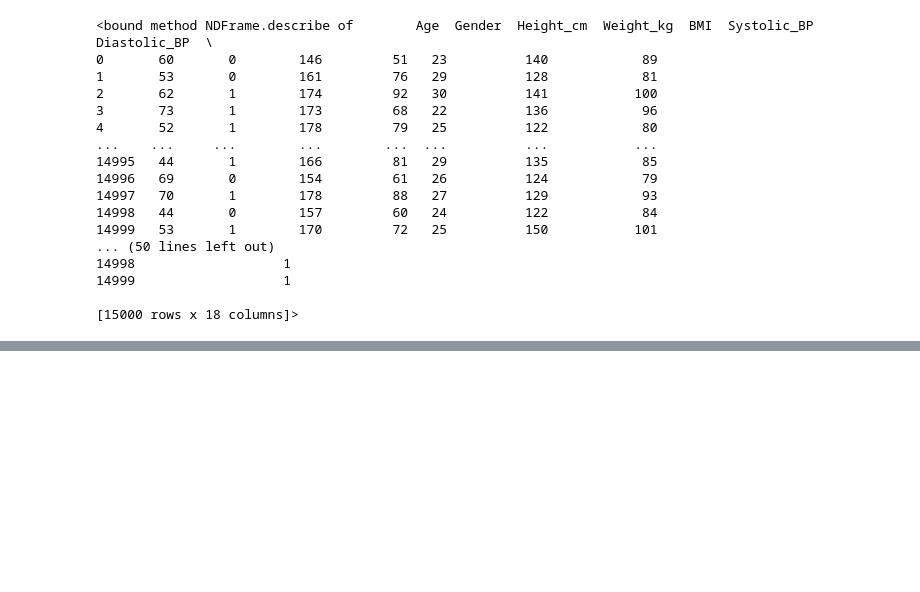
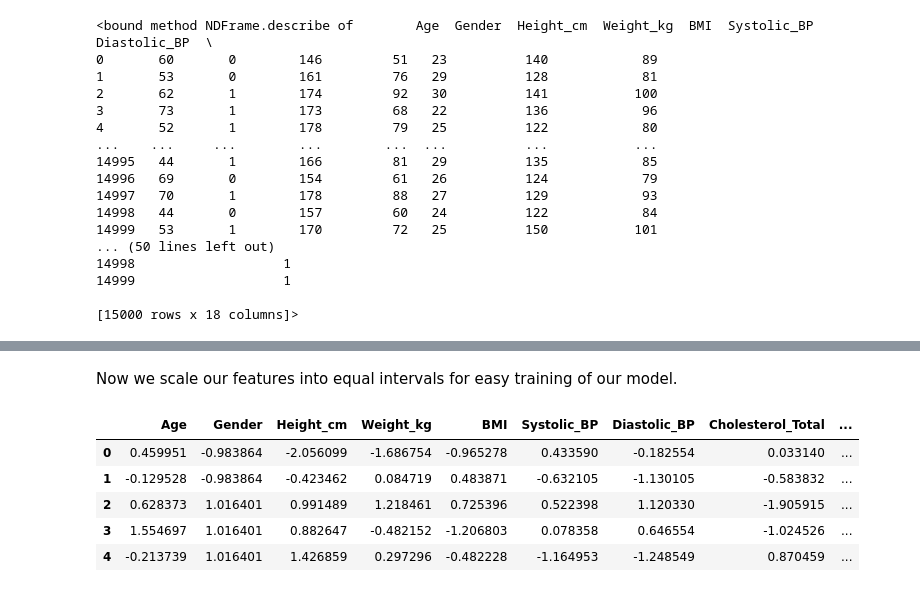
Before and after one commit to Isaackjoshua/Cardiovascular-Disease-Risk-Prediction-Model, a Jupyter notebook: models/model.ipynb, the cells around one changed output, grey strips where cells are left out. Saved outputs shown, nothing was run; the diff lists cells and outputs as text; code cells hidden in the pictures; blank space fills up the shorter version.

```diff
--- a/models/model.ipynb
+++ b/models/model.ipynb
@@ -107,0 +152,13 @@ df.describe
+# %% [markdown]
+Now we scale our features into equal  intervals for easy training of our model.
+# %%
+scaler = StandardScaler()
+df = pd.DataFrame(scaler.fit_transform(df), columns=df.columns)
+df.head()
+# %% [output]
+|  | Age | Gender | Height_cm | Weight_kg | BMI | Systolic_BP | Diastolic_BP | Cholesterol_Total | ... |
+| 0 | 0.459951 | -0.983864 | -2.056099 | -1.686754 | -0.965278 | 0.433590 | -0.182554 | 0.033140 | ... |
+| 1 | -0.129528 | -0.983864 | -0.423462 | 0.084719 | 0.483871 | -0.632105 | -1.130105 | -0.583832 | ... |
+| 2 | 0.628373 | 1.016401 | 0.991489 | 1.218461 | 0.725396 | 0.522398 | 1.120330 | -1.905915 | ... |
+| 3 | 1.554697 | 1.016401 | 0.882647 | -0.482152 | -1.206803 | 0.078358 | 0.646554 | -1.024526 | ... |
+| 4 | -0.213739 | 1.016401 | 1.426859 | 0.297296 | -0.482228 | -1.164953 | -1.248549 | 0.870459 | ... |
```
Also changed, not shown: parts of 15 cells of this notebook.
